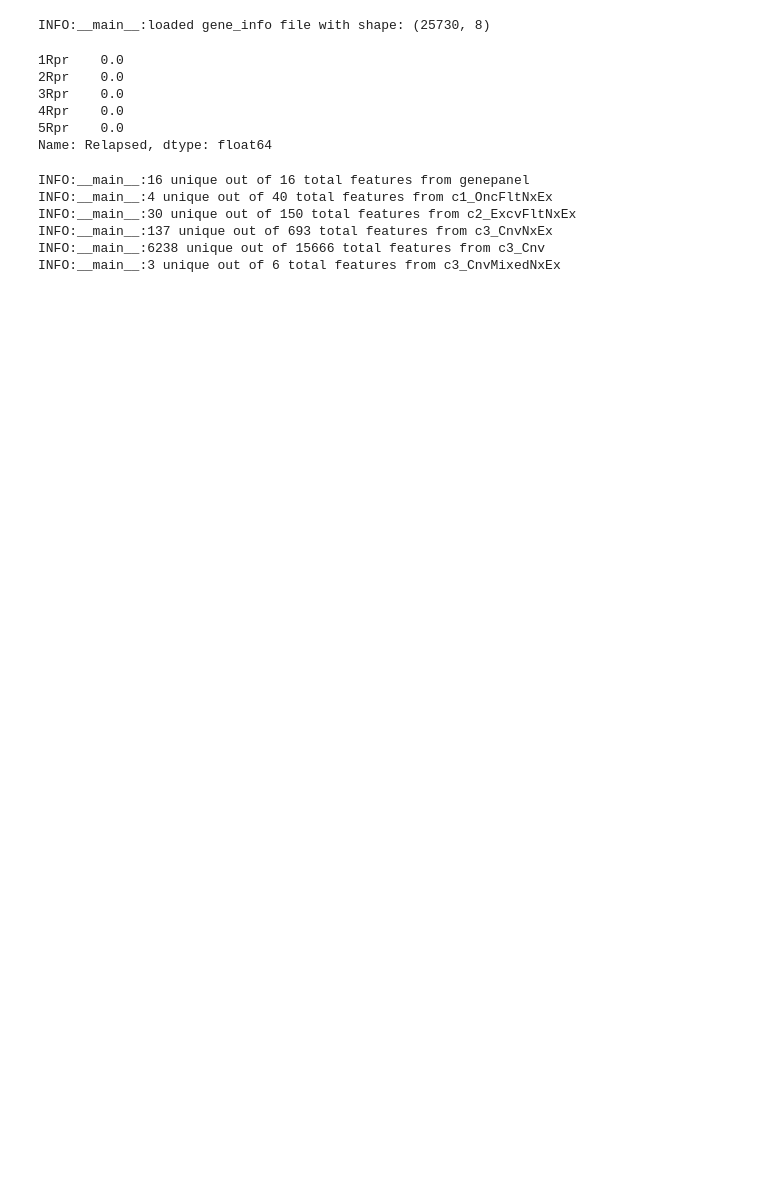
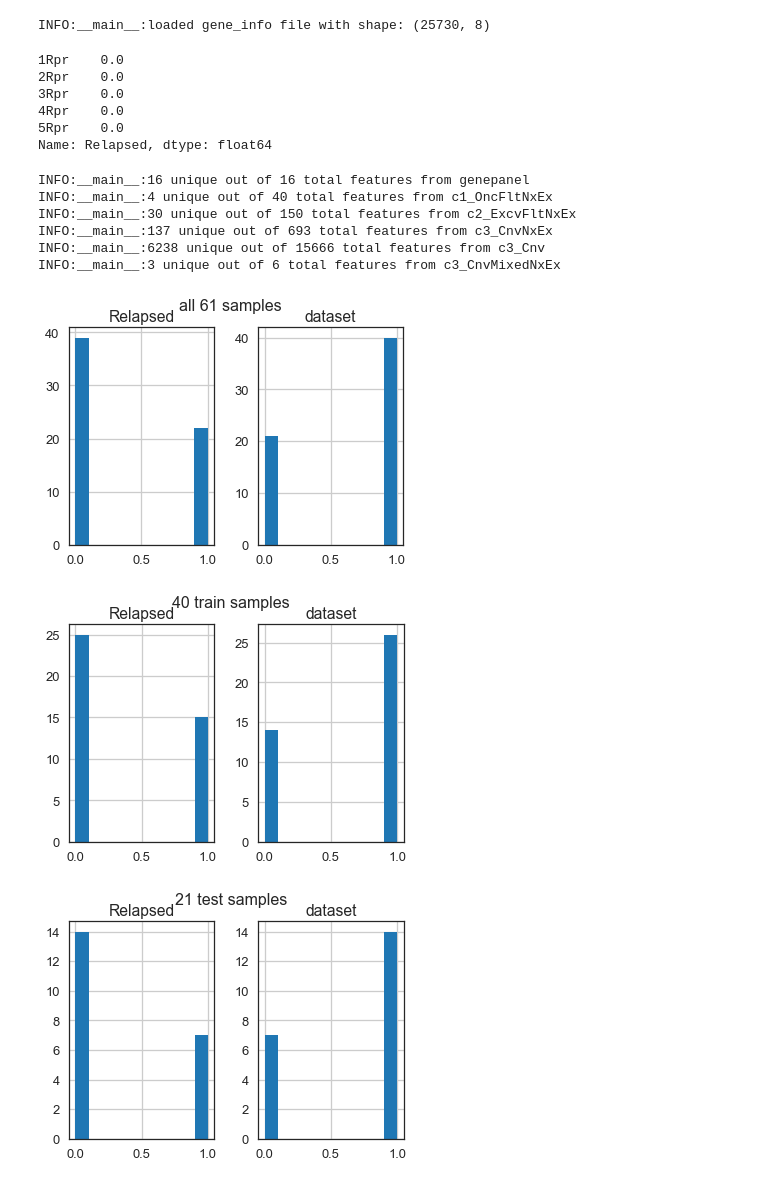
Before and after one commit to mynameiselina/gene-signatures, a Jupyter notebook: examples/notebooks/Classification.ipynb, the cells around one changed output. Saved outputs shown, nothing was run; the diff lists cells and outputs as text; code cells hidden in the pictures; blank space fills up the shorter version.

```diff
--- a/examples/notebooks/Classification.ipynb
+++ b/examples/notebooks/Classification.ipynb
@@ -12,11 +12,10 @@ class_labels = ["relapsed","NOTrelapsed"]
 class_values = [1,0]
 
 # classification params
-split_train_size = 20
+split_train_size = 40
 split_random_state = 0
 
 # plotting params
-plot_kwargs = {}
 function_dict = None
 with_swarm = False
 highRes = False
@@ -26,6 +25,11 @@ else:
     img_ext = '.png'
 cmap_custom = None
 vmin, vmax = (-2, +2)
+plot_kwargs = {
+    "mincol":"red",
+    "midcol":"white",
+    "maxcol":"blue",
+}
 # %%
 # file paths
 data_fpath = "output/headneck/integrate_cohorts/c1c2/CNV_mapped_filt/integrated_data.csv"
@@ -87,7 +91,7 @@ import matplotlib
 import matplotlib.pyplot as plt
 import seaborn as sns
 sns.set_style('white')
-sns.set_context('poster')
+sns.set_context('talk')
 
 script_path = os.getcwd()
 logger = logging.getLogger(__name__)
@@ -262,3 +268,27 @@ INFO:__main__:30 unique out of 150 total features from c2_ExcvFltNxEx
 INFO:__main__:137 unique out of 693 total features from c3_CnvNxEx
 INFO:__main__:6238 unique out of 15666 total features from c3_Cnv
 INFO:__main__:3 unique out of 6 total features from c3_CnvMixedNxEx
+# %%
+# split data in train-test ONCE!
+stratify_by = pd.concat([ground_truth, sample_info['dataset']], axis=1, sort=False)
+stratify_by = stratify_by.loc[data.index]
+# %%
+data_train, data_test, y_train, y_test = train_test_split(
+    data, ground_truth,
+    train_size=split_train_size,
+    test_size=None,
+    random_state=split_random_state,
+    stratify=stratify_by
+)
+# %%
+stratify_by.hist()
+plt.suptitle('all '+str(data.shape[0])+' samples', fontsize=16)
+stratify_by.loc[data_train.index].hist()
+plt.suptitle(str(data_train.shape[0])+' train samples', fontsize=16)
+stratify_by.loc[data_test.index].hist()
+plt.suptitle(str(data_test.shape[0])+' test samples', fontsize=16)
+plt.show()
+# %% [output]
+[figure, added]
+[figure, added]
+[figure, added]
```
Also changed, not shown: parts of 8 cells of this notebook, 1 other file.
